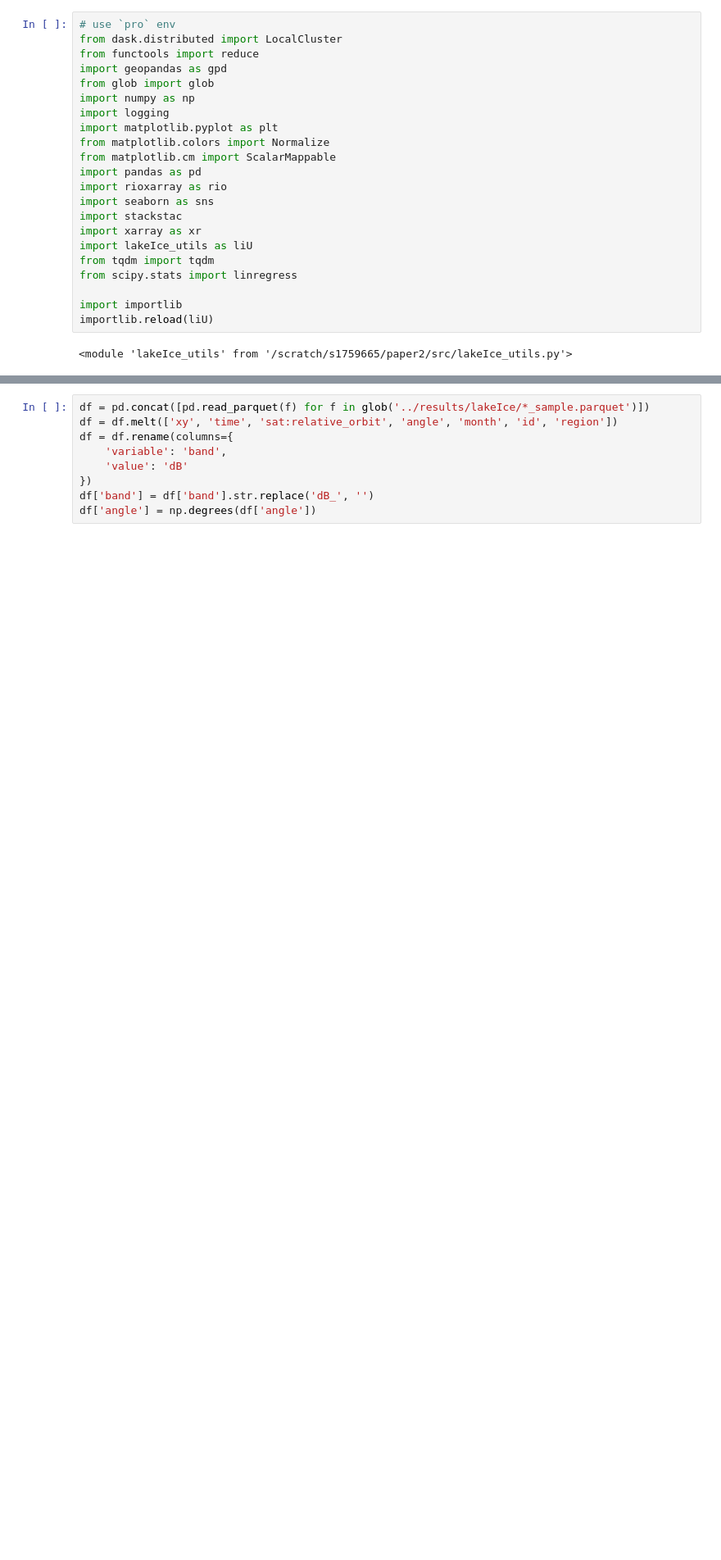
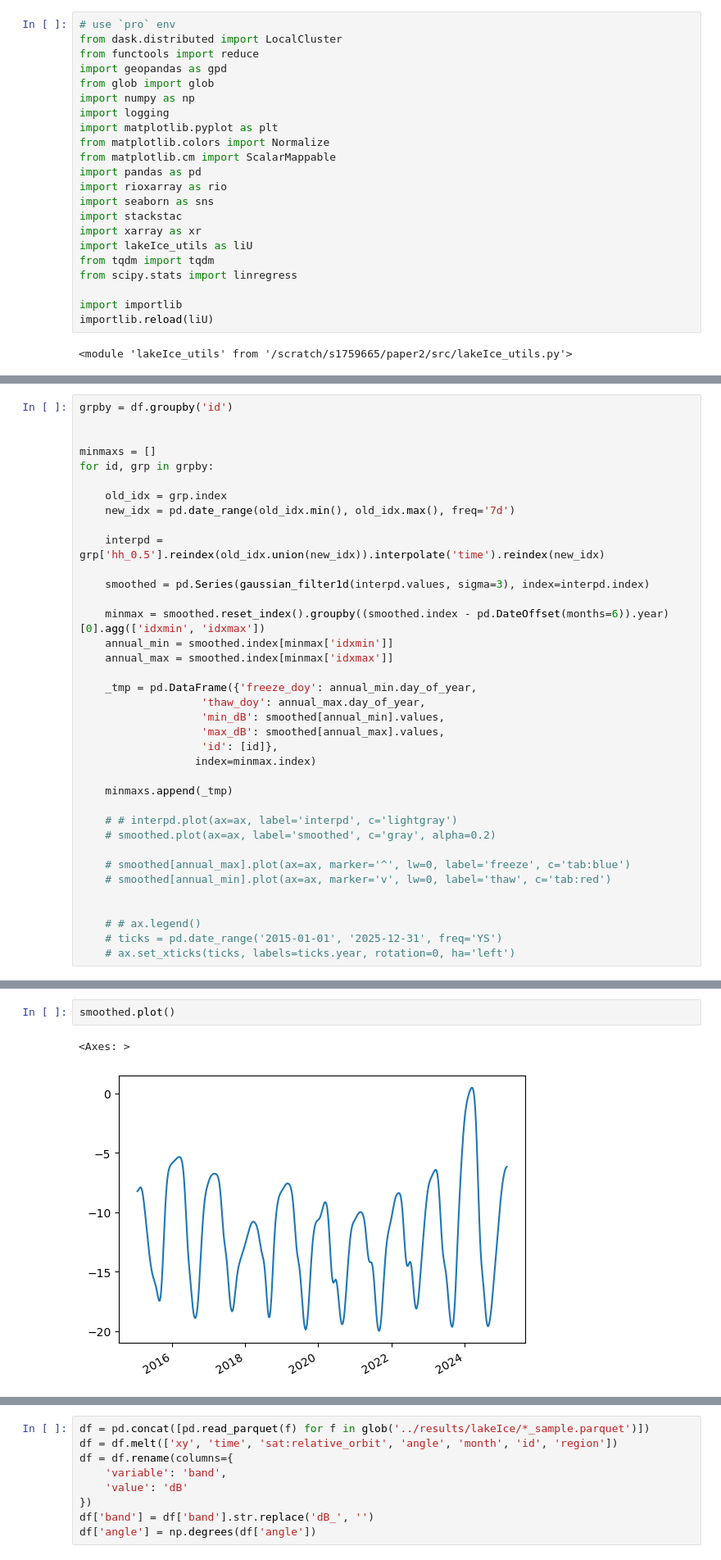
Before and after one commit to tlohde/lake-terminating-glaciers, a Jupyter notebook: src/lake_ice.ipynb, the cells around one changed output, grey strips where cells are left out. Shown at 82% size. Saved outputs shown, nothing was run; the diff lists cells and outputs as text; blank space fills up the shorter version.

```diff
--- a/src/lake_ice.ipynb
+++ b/src/lake_ice.ipynb
@@ -88,0 +137,37 @@ pd.read_parquet('../results/lakeIce/id2_backscatter_quantiles.parquet')
+# %%
+grpby = df.groupby('id')
+
+
+minmaxs = []
+for id, grp in grpby:
+
+    old_idx = grp.index
+    new_idx = pd.date_range(old_idx.min(), old_idx.max(), freq='7d')
+
+    interpd = grp['hh_0.5'].reindex(old_idx.union(new_idx)).interpolate('time').reindex(new_idx)
+
+    smoothed = pd.Series(gaussian_filter1d(interpd.values, sigma=3), index=interpd.index)
+
+    minmax = smoothed.reset_index().groupby((smoothed.index - pd.DateOffset(months=6)).year)[0].agg(['idxmin', 'idxmax'])
+    annual_min = smoothed.index[minmax['idxmin']]
+    annual_max = smoothed.index[minmax['idxmax']]
+
+    _tmp = pd.DataFrame({'freeze_doy': annual_min.day_of_year,
+                   'thaw_doy': annual_max.day_of_year,
+                   'min_dB': smoothed[annual_min].values,
+                   'max_dB': smoothed[annual_max].values,
+                   'id': [id]},
+                  index=minmax.index)
+
+    minmaxs.append(_tmp)
+
+    # # interpd.plot(ax=ax, label='interpd', c='lightgray')
+    # smoothed.plot(ax=ax, label='smoothed', c='gray', alpha=0.2)
+
+    # smoothed[annual_max].plot(ax=ax, marker='^', lw=0, label='freeze', c='tab:blue')
+    # smoothed[annual_min].plot(ax=ax, marker='v', lw=0, label='thaw', c='tab:red')
+
+
+    # # ax.legend()
+    # ticks = pd.date_range('2015-01-01', '2025-12-31', freq='YS')
+    # ax.set_xticks(ticks, labels=ticks.year, rotation=0, ha='left')
@@ -88,0 +183,5 @@ pd.read_parquet('../results/lakeIce/id2_backscatter_quantiles.parquet')
+# %%
+smoothed.plot()
+# %% [output]
+<Axes: >
+[figure, added]
```
Also changed, not shown: parts of 14 cells of this notebook.
